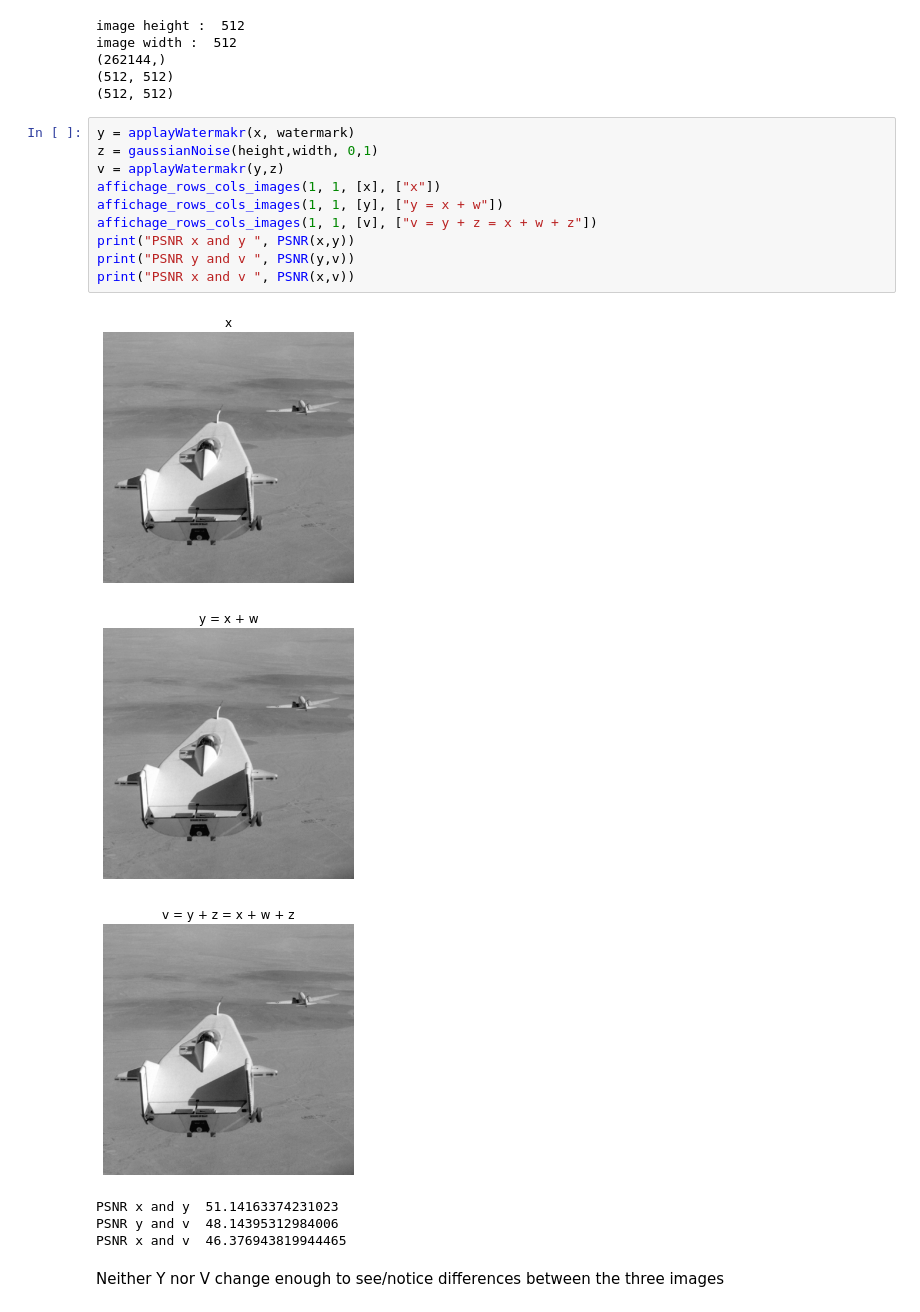
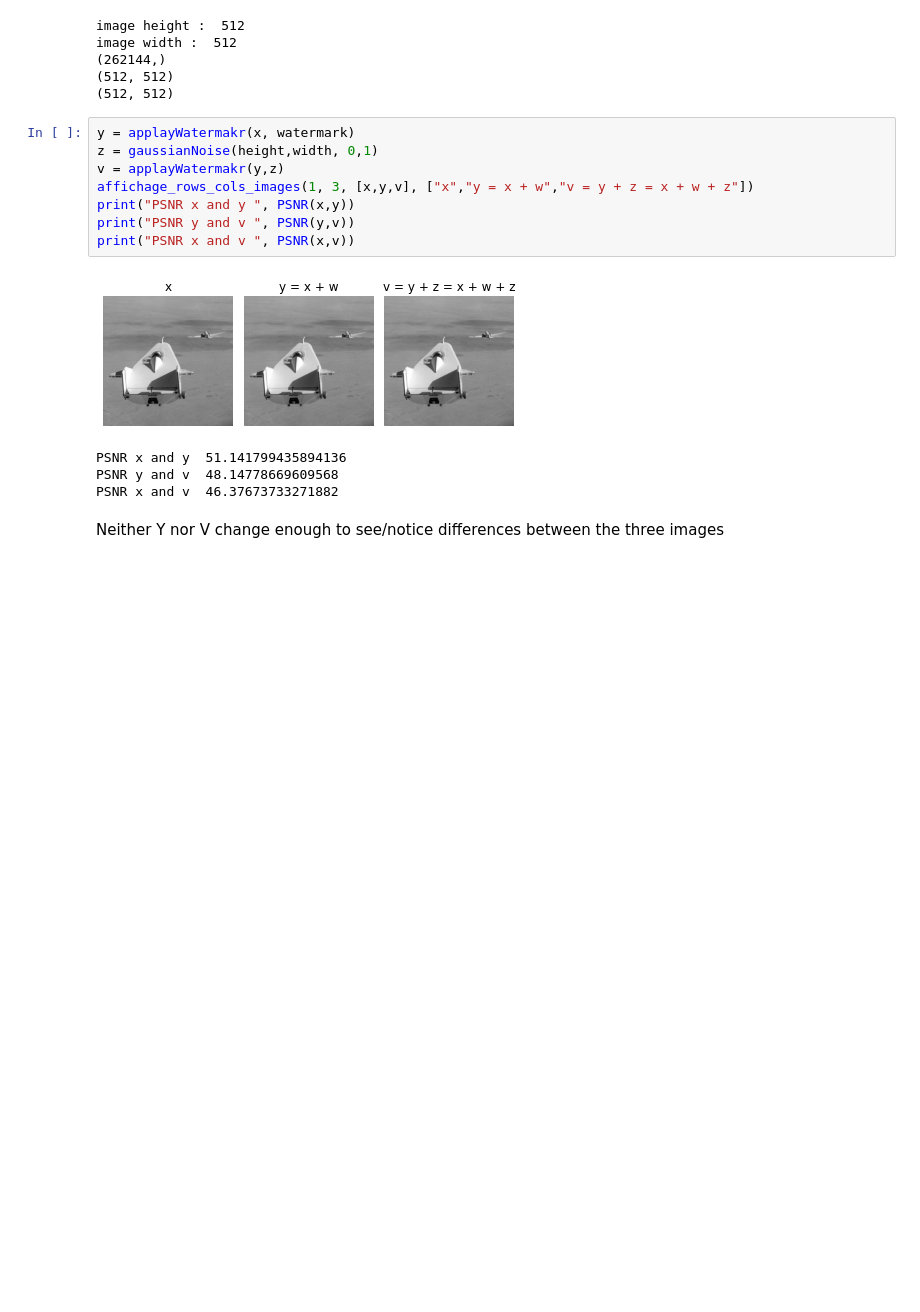
Before and after one commit to Joao-Quinta/master_cours_choix, a Jupyter notebook: securite_multimedia/tp/tp4/TP4_CostadaQuinta_JoaoFilipe.ipynb, the cells around one changed output. Drawn from its saved outputs; the diff is of its cells as text; blank space fills up the shorter version.

```diff
--- a/securite_multimedia/tp/tp4/TP4_CostadaQuinta_JoaoFilipe.ipynb
+++ b/securite_multimedia/tp/tp4/TP4_CostadaQuinta_JoaoFilipe.ipynb
@@ -95,20 +116,16 @@ image width :  512
 # %%
 y = applayWatermakr(x, watermark)
 z = gaussianNoise(height,width, 0,1)
 v = applayWatermakr(y,z)
-affichage_rows_cols_images(1, 1, [x], ["x"])
-affichage_rows_cols_images(1, 1, [y], ["y = x + w"])
-affichage_rows_cols_images(1, 1, [v], ["v = y + z = x + w + z"])
+affichage_rows_cols_images(1, 3, [x,y,v], ["x","y = x + w","v = y + z = x + w + z"])
 print("PSNR x and y ", PSNR(x,y))
 print("PSNR y and v ", PSNR(y,v))
 print("PSNR x and v ", PSNR(x,v))
 # %% [output]
-[figure, old version]
+[figure, new version]
-[figure, removed]
-[figure, removed]
-PSNR x and y  51.14163374231023
-PSNR y and v  48.14395312984006
-PSNR x and v  46.376943819944465
+PSNR x and y  51.141799435894136
+PSNR y and v  48.14778669609568
+PSNR x and v  46.37673733271882
 # %% [markdown]
 Neither Y nor V change enough to see/notice differences between the three images
 # %% [markdown]
```
Also changed, not shown: parts of 13 cells of this notebook, 8 other files.
